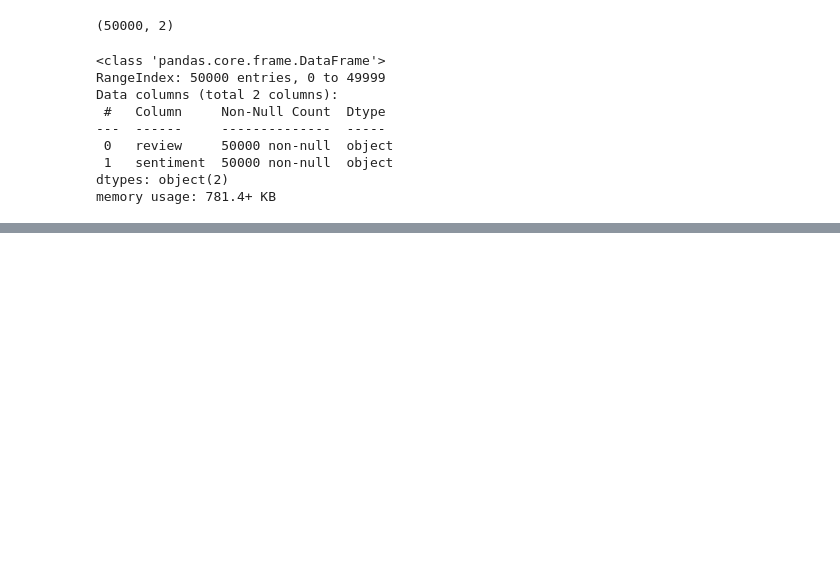
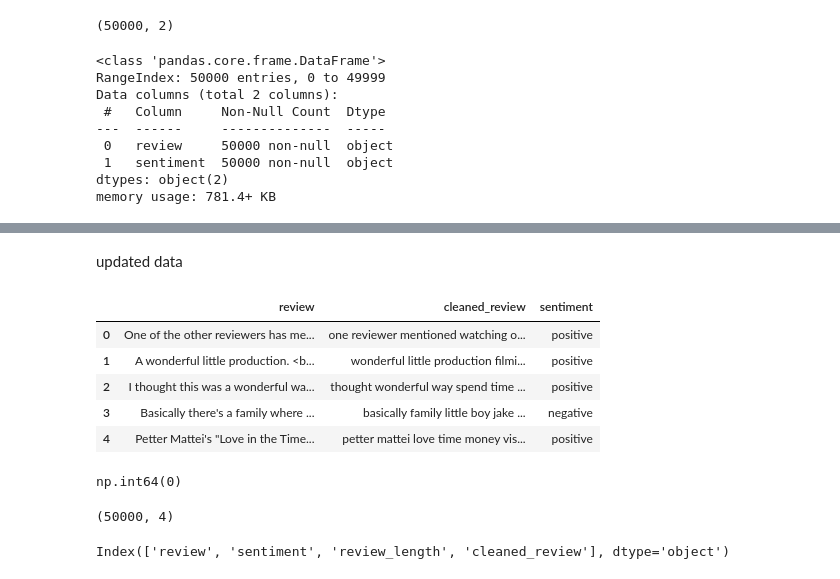
Before and after one commit to Shivam3831143/IMDb-Sentiment-Analysis, a Jupyter notebook: IMDb_Sentiment_Analysis.ipynb, the cells around one changed output, grey strips where cells are left out. Saved outputs shown, nothing was run; the diff lists cells and outputs as text; code cells hidden in the pictures; blank space fills up the shorter version.

Commit message:
Cleaned

```diff
--- a/IMDb_Sentiment_Analysis.ipynb
+++ b/IMDb_Sentiment_Analysis.ipynb
@@ -30,0 +104,7 @@ memory usage: 781.4+ KB
+# %%
+stop_words = set(stopwords.words("english"))
+lemmatizer = WordNetLemmatizer()
+# %%
+word = "movies"
+
+print(lemmatizer.lemmatize(word))
@@ -30,0 +113,22 @@ memory usage: 781.4+ KB
+# %%
+def clean_text(text):
+
+    text = text.lower()
+
+    text = re.sub(r"<.*?>", " ", text)
+
+
+    text = re.sub(r"[^a-zA-Z\s]", " ", text)
+
+    text = re.sub(r"\s+", " ", text).strip()
+
+    words = text.split()
+
+    words = [
+         lemmatizer.lemmatize(word)
+
+         for word in words
+         if word not in stop_words
+
+    ]
+    return " ".join(words)
@@ -30,0 +149,25 @@ memory usage: 781.4+ KB
+# %%
+df["cleaned_review"] = df["review"].apply(clean_text)
+# %% [markdown]
+updated data
+# %%
+df[["review", "cleaned_review", "sentiment"]].head()
+# %% [output]
+|  | review | cleaned_review | sentiment |
+| 0 | One of the other reviewers has me... | one reviewer mentioned watching o... | positive |
+| 1 | A wonderful little production. <b... | wonderful little production filmi... | positive |
+| 2 | I thought this was a wonderful wa... | thought wonderful way spend time ... | positive |
+| 3 | Basically there's a family where ... | basically family little boy jake ... | negative |
+| 4 | Petter Mattei's "Love in the Time... | petter mattei love time money vis... | positive |
+# %%
+(df["cleaned_review"].str.strip() == "").sum()
+# %% [output]
+np.int64(0)
+# %%
+df.shape
+# %% [output]
+(50000, 4)
+# %%
+df.columns
+# %% [output]
+Index(['review', 'sentiment', 'review_length', 'cleaned_review'], dtype='object')
```
Also changed, not shown: parts of 12 cells of this notebook, 1 other file.
